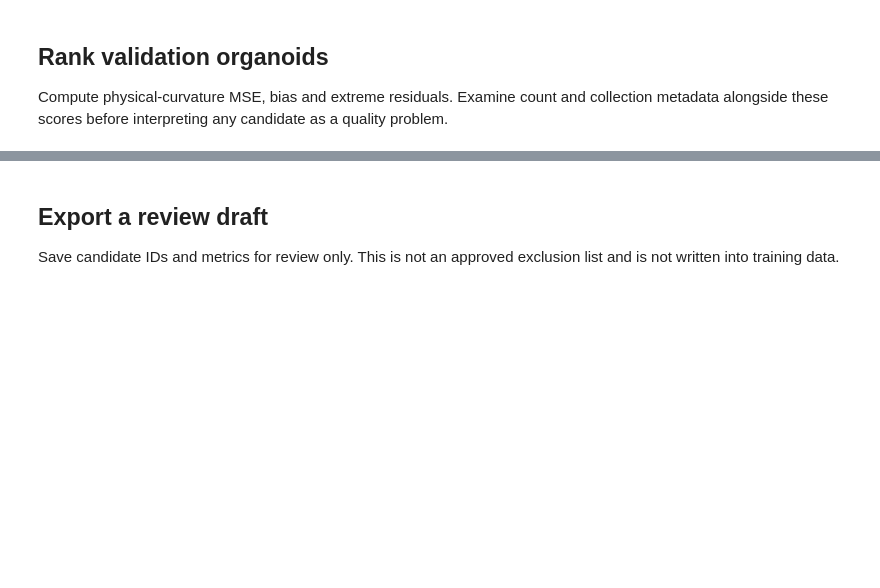
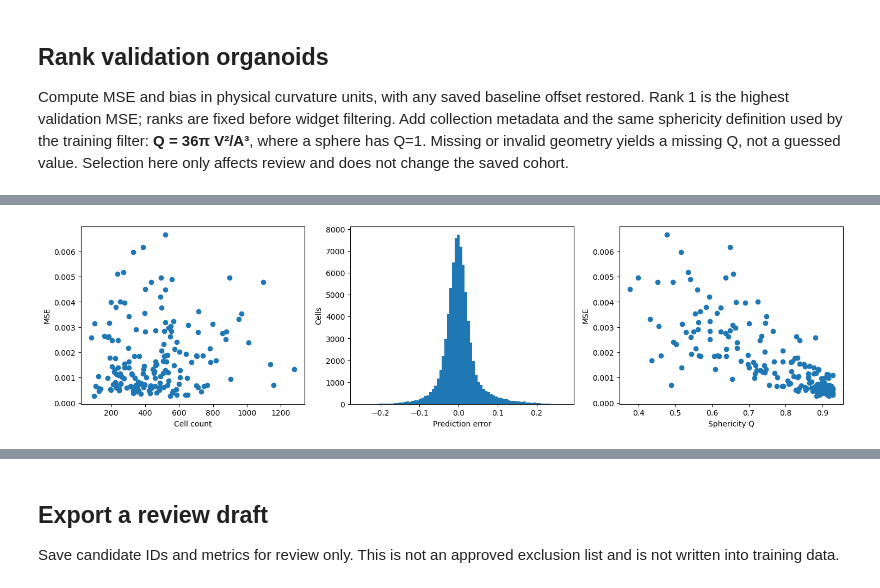
Before and after one commit to fskovbo/organoid_GNN, a Jupyter notebook: experiments/data_quality/cohort_review.ipynb, the cells around one changed output, grey strips where cells are left out. Saved outputs shown, nothing was run; the diff lists cells and outputs as text; code cells hidden in the pictures; blank space fills up the shorter version.

```diff
--- a/experiments/data_quality/cohort_review.ipynb
+++ b/experiments/data_quality/cohort_review.ipynb
@@ -51,13 +132,35 @@ EXPORT_DRAFT = False  # Export review candidates without changing the blacklist.
 # %% [markdown]
 ## Rank validation organoids
 
-Compute physical-curvature MSE, bias and extreme residuals. Examine count and collection metadata alongside these scores before interpreting any candidate as a quality problem.
+Compute MSE and bias in physical curvature units, with any saved baseline offset restored. Rank 1 is the highest validation MSE; ranks are fixed before widget filtering. Add collection metadata and the same sphericity definition used by the training filter: **Q = 36π V²/A³**, where a sphere has Q=1. Missing or invalid geometry yields a missing Q, not a guessed value. Selection here only affects review and does not change the saved cohort.
 # %%
 cells=prediction_table(selection,device=DEVICE)
 ranked=cells.groupby('organoid_str').agg(n_cells=('node','size'),mse=('squared_error','mean'),
-    bias=('error','mean'),max_absolute_error=('error',lambda x:np.abs(x).max())).sort_values('mse',ascending=False)
+    bias=('error','mean'),max_absolute_error=('error',lambda x:np.abs(x).max())).sort_values('mse',ascending=False,kind='stable')
+from src.data.metadata import get_graph_metadata_value
+
+def metadata_scalar(graph,key):
+    value = get_graph_metadata_value(graph,key,default=None)
+    if value is None:
+        return np.nan
+    array = np.asarray(value).reshape(-1)
+    return float(array[0]) if array.size==1 else np.nan
+
+metadata_rows = []
+for organoid in ranked.index:
+    raw = selection['raw_graphs'][organoid]
+    area = metadata_scalar(raw,'total_surface_area')
+    volume = metadata_scalar(raw,'total_volume')
+    q = 36*np.pi*volume**2/area**3 if np.isfinite(area) and np.isfinite(volume) and area>0 and volume>0 else np.nan
+    metadata_rows.append(dict(organoid_str=organoid,sphericity=q,surface_area=area,volume=volume,
+        timepoint=get_graph_metadata_value(raw,'timepoint',default='unknown')))
+ranked = ranked.join(pd.DataFrame(metadata_rows).set_index('organoid_str'))
+ranked.insert(0,'mse_rank',np.arange(1,len(ranked)+1))
 display(ranked.head(TOP_N))
 ranked.to_csv(OUTPUT_DIR/'organoid_diagnostics.csv')
-fig,axes=plt.subplots(1,2,figsize=(10,4))
+fig,axes=plt.subplots(1,3,figsize=(15,4))
 axes[0].scatter(ranked.n_cells,ranked.mse);axes[0].set(xlabel='Cell count',ylabel='MSE')
-axes[1].hist(cells.error,bins=80);axes[1].set(xlabel='Prediction error',ylabel='Cells');plt.show()
+axes[1].hist(cells.error,bins=80);axes[1].set(xlabel='Prediction error',ylabel='Cells')
+axes[2].scatter(ranked.sphericity,ranked.mse);axes[2].set(xlabel='Sphericity Q',ylabel='MSE')
+plt.tight_layout();plt.show()
+# %% [output]
@@ -64 +181,2 @@ axes[1].hist(cells.error,bins=80);axes[1].set(xlabel='Prediction error',ylabel='
+[figure, added]
 # %% [markdown]
```
Also changed, not shown: parts of 8 cells of this notebook, 52 other files.
